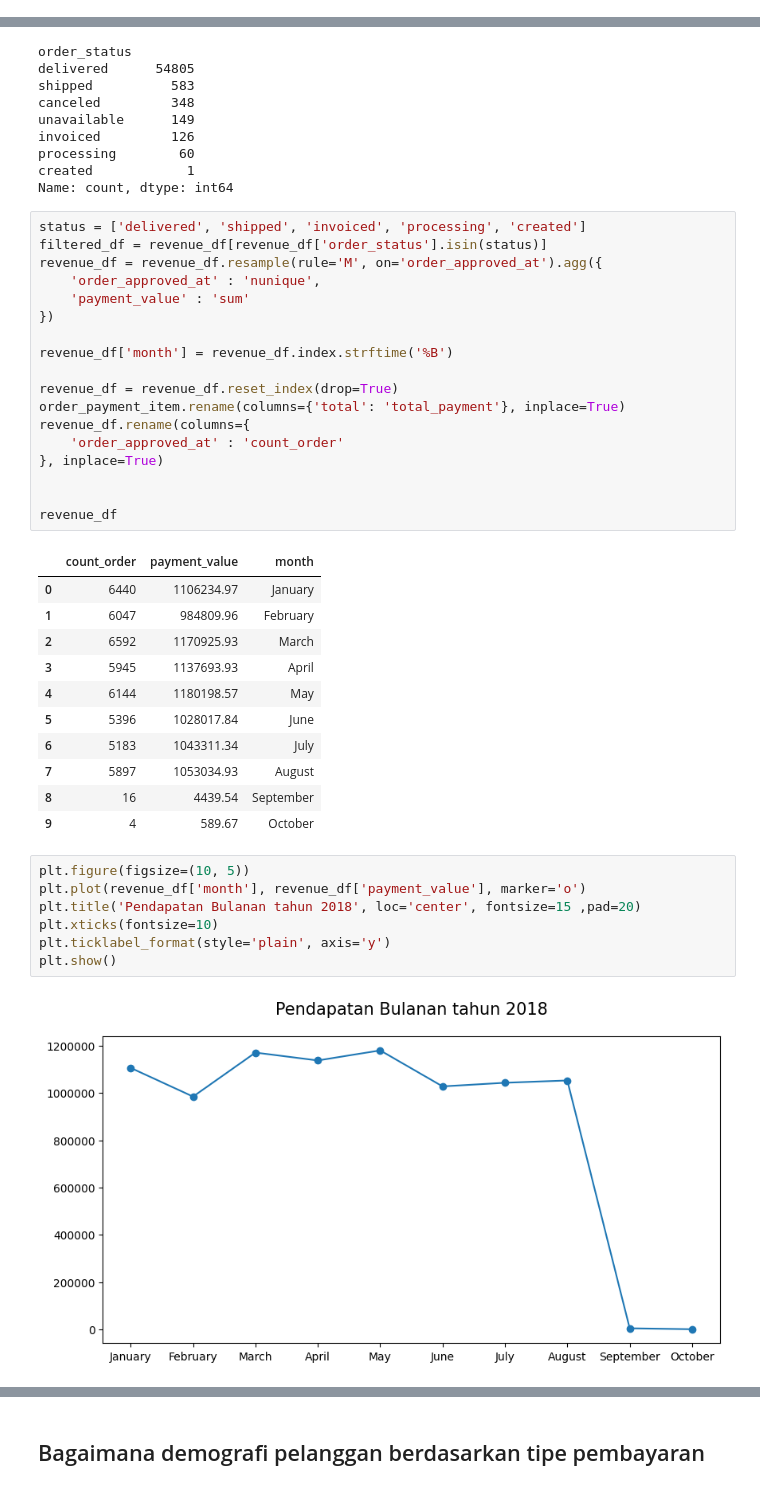
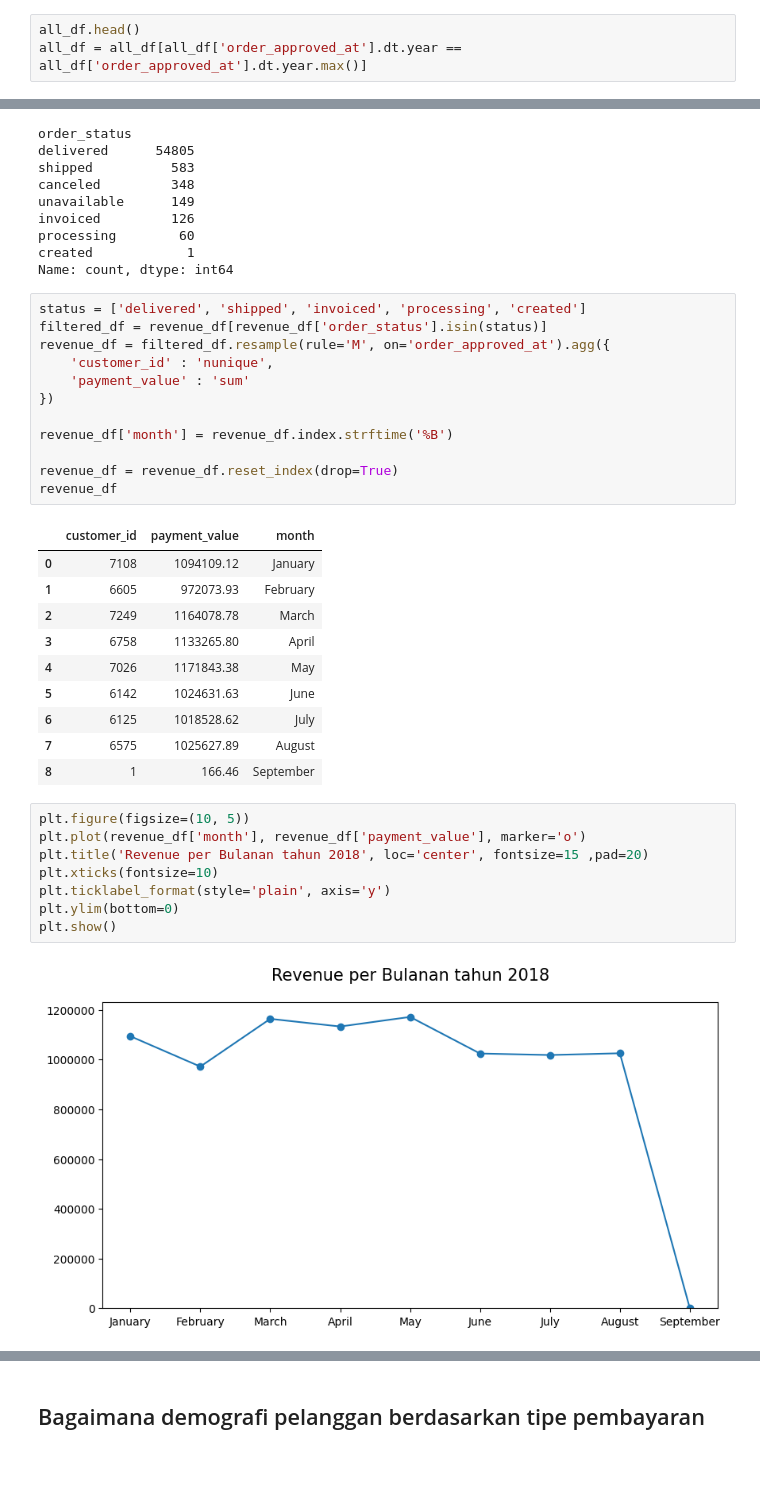
Before and after one commit to NUMA-1/latihan-dasboard, a Jupyter notebook: Dc_Nugga Pratama.ipynb, the cells around one changed output, grey strips where cells are left out. Cells and saved outputs as stored; diff of their text form.

```diff
--- a/Dc_Nugga Pratama.ipynb
+++ b/Dc_Nugga Pratama.ipynb
@@ -914,3 +905,6 @@ all_df.head()
+# %%
+all_df.head()
+all_df = all_df[all_df['order_approved_at'].dt.year == all_df['order_approved_at'].dt.year.max()]
 # %%
 revenue_df = all_df[all_df['order_approved_at'].dt.year == all_df['order_approved_at'].dt.year.max()]
 revenue_df['order_status'].value_counts()
@@ -927,42 +921,36 @@ Name: count, dtype: int64
 # %%
 status = ['delivered', 'shipped', 'invoiced', 'processing', 'created']
 filtered_df = revenue_df[revenue_df['order_status'].isin(status)]
-revenue_df = revenue_df.resample(rule='M', on='order_approved_at').agg({
-    'order_approved_at' : 'nunique',
+revenue_df = filtered_df.resample(rule='M', on='order_approved_at').agg({
+    'customer_id' : 'nunique',
     'payment_value' : 'sum'
 })
 
 revenue_df['month'] = revenue_df.index.strftime('%B')
 
 revenue_df = revenue_df.reset_index(drop=True)
-order_payment_item.rename(columns={'total': 'total_payment'}, inplace=True)
-revenue_df.rename(columns={
-    'order_approved_at' : 'count_order'
-}, inplace=True)
-
-
 revenue_df
 # %% [output]
-|  | count_order | payment_value | month |
-| 0 | 6440 | 1106234.97 | January |
-| 1 | 6047 | 984809.96 | February |
-| 2 | 6592 | 1170925.93 | March |
-| 3 | 5945 | 1137693.93 | April |
-| 4 | 6144 | 1180198.57 | May |
-| 5 | 5396 | 1028017.84 | June |
-| 6 | 5183 | 1043311.34 | July |
-| 7 | 5897 | 1053034.93 | August |
-| 8 | 16 | 4439.54 | September |
-| 9 | 4 | 589.67 | October |
+|  | customer_id | payment_value | month |
+| 0 | 7108 | 1094109.12 | January |
+| 1 | 6605 | 972073.93 | February |
+| 2 | 7249 | 1164078.78 | March |
+| 3 | 6758 | 1133265.80 | April |
+| 4 | 7026 | 1171843.38 | May |
+| 5 | 6142 | 1024631.63 | June |
+| 6 | 6125 | 1018528.62 | July |
+| 7 | 6575 | 1025627.89 | August |
+| 8 | 1 | 166.46 | September |
 # %%
 plt.figure(figsize=(10, 5))
 plt.plot(revenue_df['month'], revenue_df['payment_value'], marker='o')
-plt.title('Pendapatan Bulanan tahun 2018', loc='center', fontsize=15 ,pad=20)
+plt.title('Revenue per Bulanan tahun 2018', loc='center', fontsize=15 ,pad=20)
 plt.xticks(fontsize=10)
 plt.ticklabel_format(style='plain', axis='y')
+plt.ylim(bottom=0)
 plt.show()
 # %% [output]
-[figure, old version]
+[figure, new version]
 # %% [markdown]
 dapat dilihat
 - pendapatan mengalami **peningkatan dan penurunan**
```
Also changed, not shown: parts of 13 cells of this notebook.
